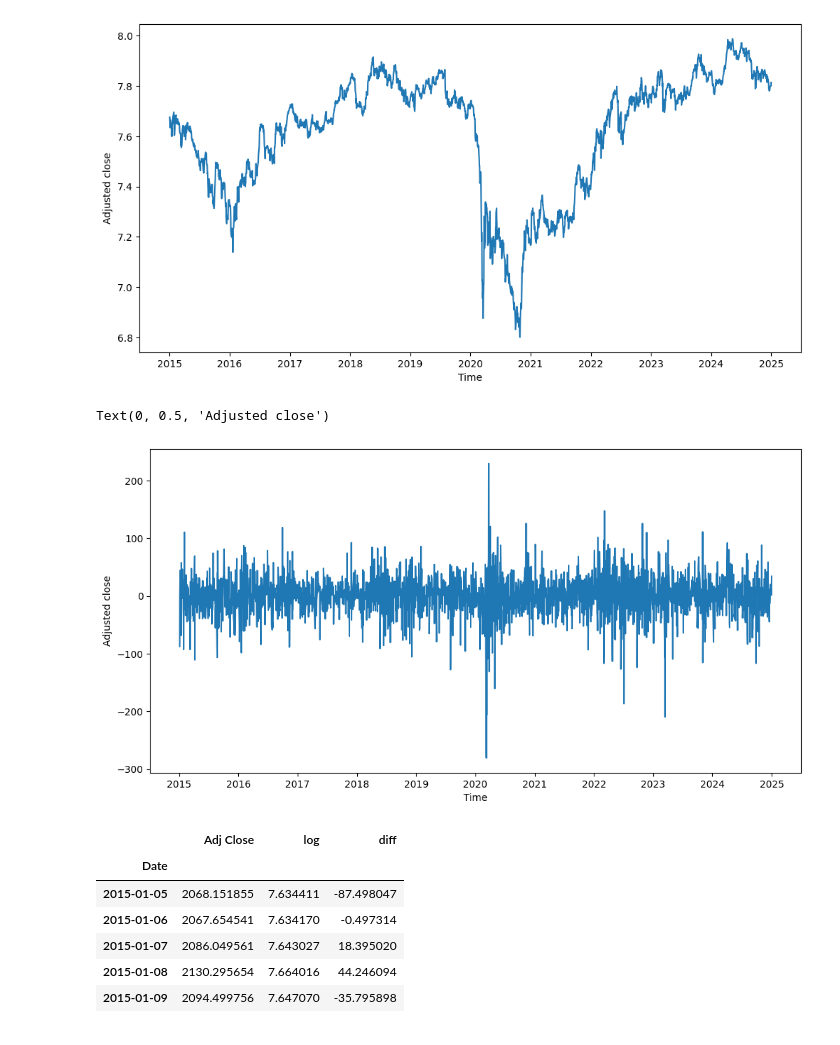
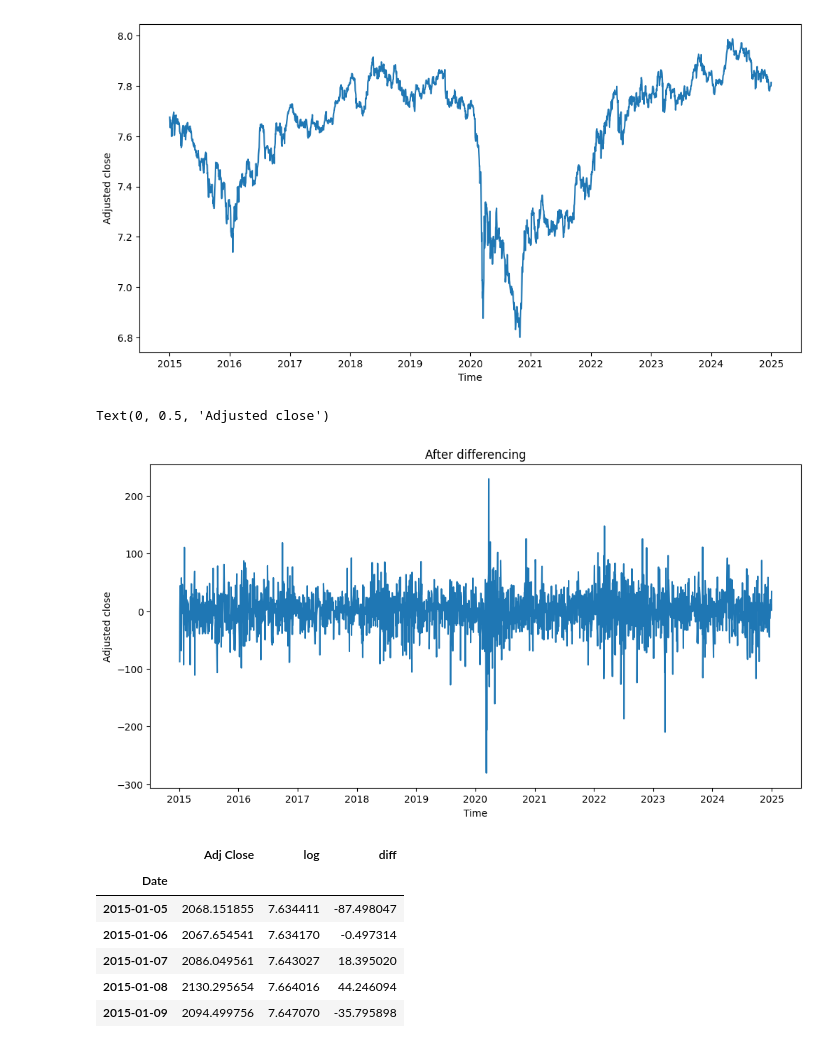
Before and after one commit to San0160/Stocks_Predection, a Jupyter notebook: Stocks.ipynb, the cells around one changed output. Cells and saved outputs as stored; diff of their text form; code cells hidden in the pictures.

```diff
--- a/Stocks.ipynb
+++ b/Stocks.ipynb
@@ -644,11 +645,12 @@ data2 = data2.replace([np.inf, -np.inf], np.nan).dropna(subset=["diff"])
 # %%
 plt.figure(figsize = (12,6))
 plt.plot(data2.index, data2["diff"])
 plt.xlabel("Time")
+plt.title("After differencing")
 plt.ylabel("Adjusted close")
 # %% [output]
 Text(0, 0.5, 'Adjusted close')
-[figure, old version]
+[figure, new version]
 # %%
 data2
 # %% [output]
```
Also changed, not shown: parts of 44 cells of this notebook, 6 other files.
